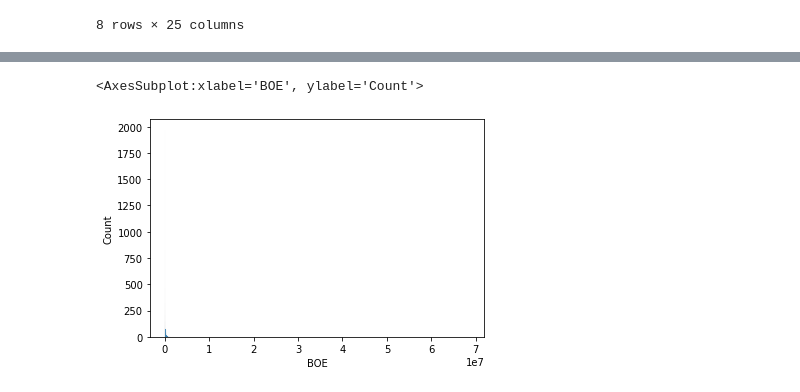
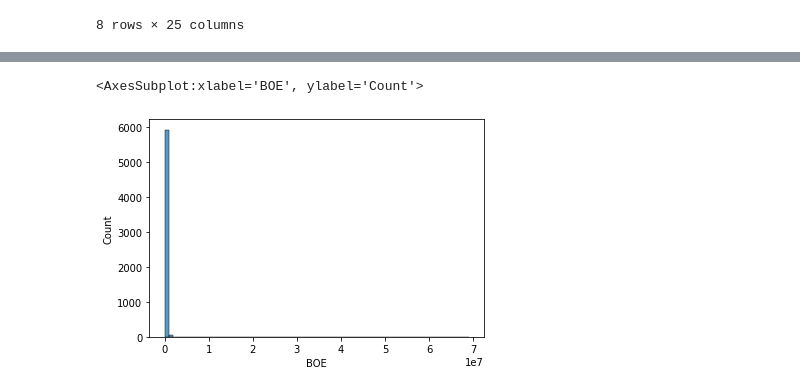
Before and after one commit to jromani-ds/MT_Oil, a Jupyter notebook: DataCollection.ipynb, the cells around one changed output, grey strips where cells are left out. Cells and saved outputs as stored; diff of their text form; code cells hidden in the pictures.

```diff
--- a/DataCollection.ipynb
+++ b/DataCollection.ipynb
@@ -92,0 +96,4 @@ well_data_df.head()
+# %%
+import seaborn as sns
+sns.set_theme(style="whitegrid")
+ax = sns.countplot(x="Well_Typ", data=well_data_df)
@@ -152,6 +169,5 @@ sns.histplot(data=well_prd_total, x="BOE")
 # %%
-
-sns.histplot(data=lease_prd_total, x="BOE")
+sns.histplot(data=lease_prd_total, x="BOE", binwidth=1000000)
 # %% [output]
 <AxesSubplot:xlabel='BOE', ylabel='Count'>
-[figure, old version]
+[figure, new version]
```
Also changed, not shown: parts of 21 cells of this notebook.
